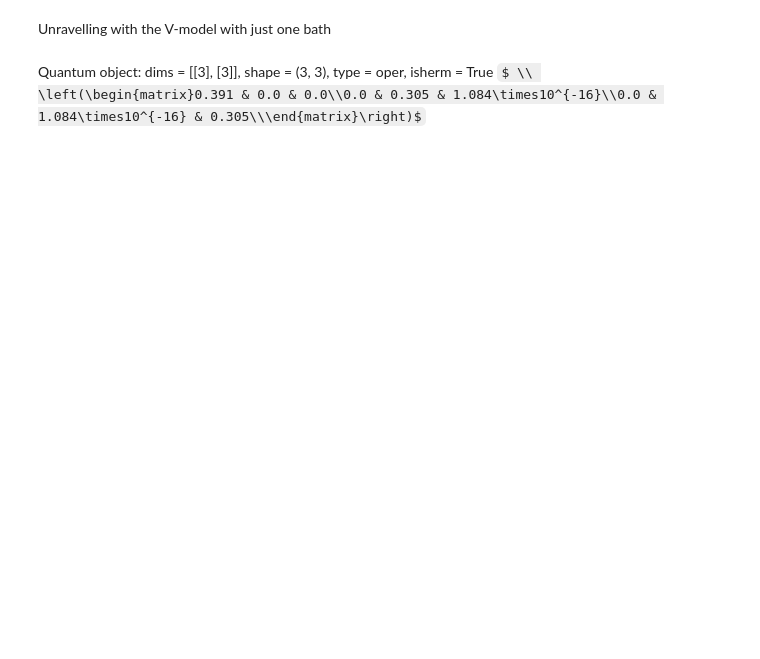
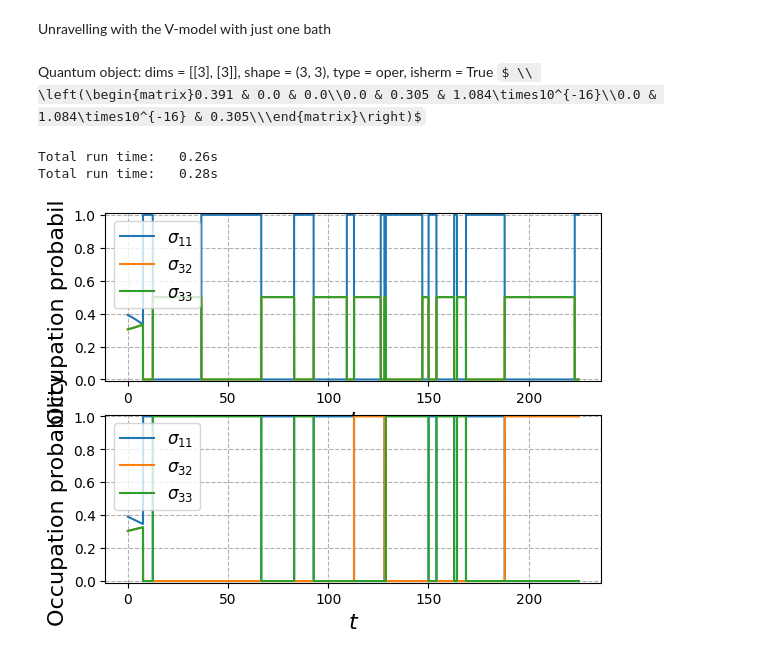
Before and after one commit to mikeal888/The_V_model, a Jupyter notebook: Equilibrium.ipynb, the cells around one changed output. Drawn from its saved outputs; the diff is of its cells as text; code cells hidden in the pictures; some formulas as TeX source; blank space fills up the shorter version.

Commit message:
Plotting the coherences in the unravelled master equation as a function of time

```diff
--- a/Equilibrium.ipynb
+++ b/Equilibrium.ipynb
@@ -28,3 +28,62 @@ rho_ss_uni = steadystate(H_uni, c_ops_uni)
 rho_ss_sec = steadystate(H_sec, c_ops_sec)
 # %% [output]
 Quantum object: dims = [[3], [3]], shape = (3, 3), type = oper, isherm = True $ \\ \left(\begin{matrix}0.391 & 0.0 & 0.0\\0.0 & 0.305 & 1.084\times10^{-16}\\0.0 & 1.084\times10^{-16} & 0.305\\\end{matrix}\right)$
+# %%
+# We want to unravel the master equation
+
+t0, tf = 0, 225
+dt = 0.01
+tlist = np.arange(t0, tf, dt)
+
+g1, g2, g3 = g_ops
+
+# define observables
+e_ops = [g1*g1.dag(), g2*g2.dag(), g3*g3.dag(), g3*g2.dag()]
+
+# compute the solution, here the options ntraj is the number of trajectories and noise is the seed, store_measurement saves the jumps
+result_uni = photocurrent_mesolve(H_uni, rho_ss_uni, tlist, sc_ops=c_ops_uni, e_ops=e_ops, ntraj=1, noise=1, store_measurement=True)
+result_sec = photocurrent_mesolve(H_sec, rho_ss_sec, tlist, sc_ops=c_ops_sec, e_ops=e_ops, ntraj=1, noise=1, store_measurement=True)
+# %% [output]
+Total run time:   0.26s
+Total run time:   0.28s
+# %%
+# Get all the expectation values
+g1_evo_uni = result_uni.expect[0]
+g2_evo_uni = result_uni.expect[1]
+g3_evo_uni = result_uni.expect[2]
+g32_evo_uni = result_uni.expect[3]
+
+g1_evo_sec = result_sec.expect[0]
+g2_evo_sec = result_sec.expect[1]
+g3_evo_sec = result_sec.expect[2]
+g32_evo_sec = result_sec.expect[3]
+# %%
+# Plot the populations
+
+plt.subplot(211)
+plt.plot(tlist, g1_evo_uni, label=r'$\sigma_{11}$')
+plt.plot(tlist, g2_evo_uni, label=r'$\sigma_{32}$')
+plt.plot(tlist, g3_evo_uni, label=r'$\sigma_{33}$')
+
+plt.xlabel(r'$t$', fontsize=16)
+plt.ylabel('Occupation probability', fontsize=16)
+plt.legend(fontsize=12, loc="upper left")
+plt.grid(linestyle='--')
+plt.ylim(-0.01, 1.01)
+
+plt.subplot(212)
+
+plt.plot(tlist, g1_evo_sec, label=r'$\sigma_{11}$')
+plt.plot(tlist, g2_evo_sec, label=r'$\sigma_{32}$')
+plt.plot(tlist, g3_evo_sec, label=r'$\sigma_{33}$')
+
+plt.xlabel(r'$t$', fontsize=16)
+plt.ylabel('Occupation probability', fontsize=16)
+plt.legend(fontsize=12, loc="upper left")
+plt.grid(linestyle='--')
+
+plt.ylim(-0.01, 1.01)
+
+plt.show()
+# %% [output]
+[figure, added]
```
Also changed, not shown: parts of 1 cell of this notebook.
